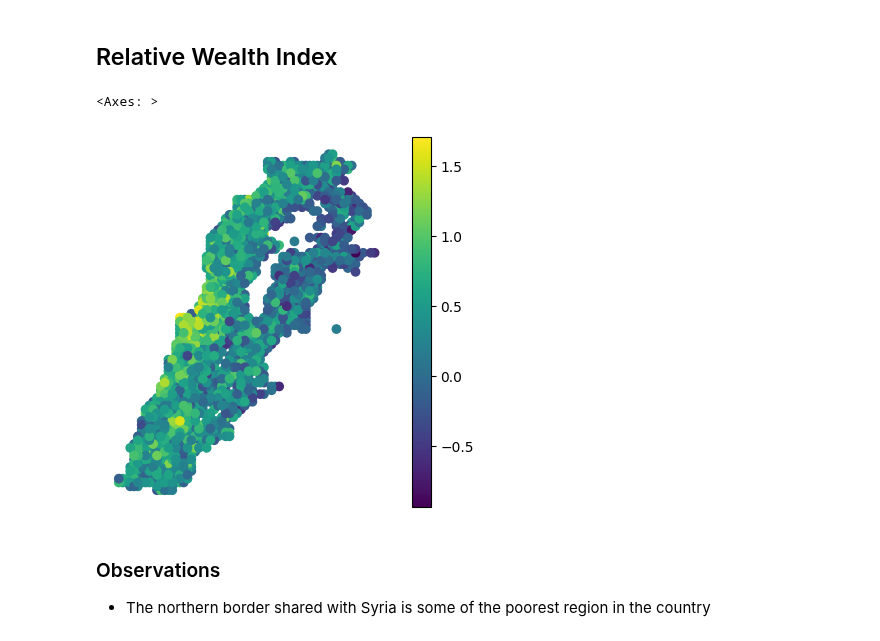
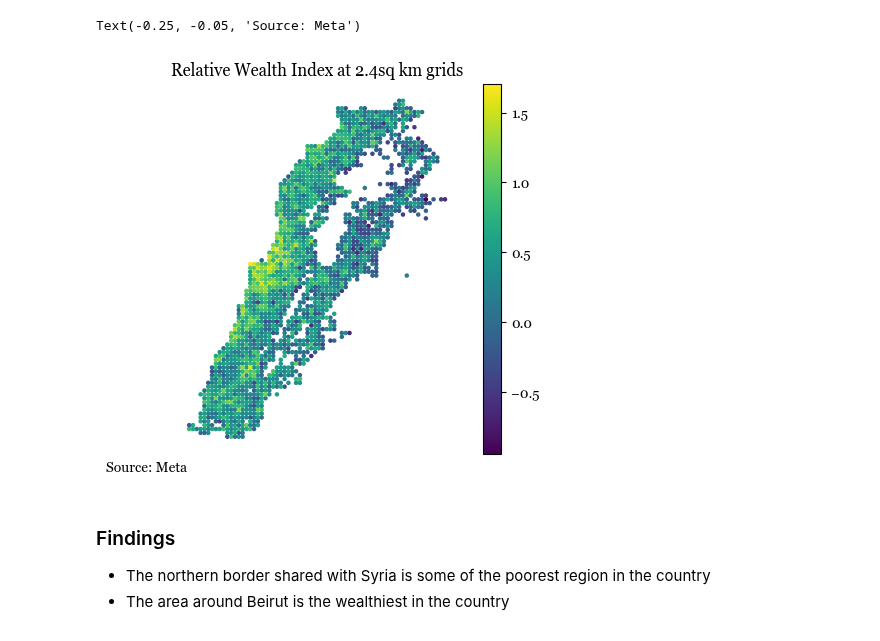
Before and after one commit to datapartnership/lebanon-economic-monitor, a Jupyter notebook: notebooks/foundational-data/population.ipynb, the cells around one changed output. Cells and saved outputs as stored; diff of their text form; code cells hidden in the pictures.

```diff
--- a/notebooks/foundational-data/population.ipynb
+++ b/notebooks/foundational-data/population.ipynb
@@ -39,6 +68,12 @@ hrsl_lebanon3 = hrsl_lebanon3.groupby(['admin0Name', 'admin1Name', 'admin2Name',
 hrsl_lebanon3 = hrsl_lebanon3.merge(LEBANON_ADM3[['admin0Name', 'admin1Name', 'admin3Name', 'geometry']], on = ['admin0Name', 'admin1Name', 'admin3Name'])
 
 hrsl_lebanon3 = gpd.GeoDataFrame(hrsl_lebanon3, crs="EPSG:4326", geometry='geometry')
+# %%
+import matplotlib.pyplot as plt
+import matplotlib
+
+# Set the default font family
+matplotlib.rcParams['font.family'] = 'Georgia'  # Change 'serif' to your desired font family
 # %%
 import matplotlib.pyplot as plt
 
@@ -64,16 +95,20 @@ refugee_annual[refugee_annual['Country of asylum']=='Lebanon'][["Refugees under
-# %% [markdown]
-## Relative Wealth Index
 # %%
 rw = pd.read_csv('../../data/LBN_relative_wealth_index.csv')
 rw = analysis.convert_to_gdf(rw)
 # %%
 fig, ax = plt.subplots()
 plt.axis('off')
-rw.plot(column = 'rwi', legend = True, ax=ax)
+rw.plot(column = 'rwi', legend = True, ax=ax, markersize=5)
+
+plt.title('Relative Wealth Index at 2.4sq km grids', fontsize=12, ha='center')
+
+subtitle_text = "Source: Meta"
+ax.text(-0.25, -0.05, subtitle_text, transform=ax.transAxes, fontsize=10, ha='left')
 # %% [output]
-<Axes: >
+Text(-0.25, -0.05, 'Source: Meta')
-[figure, old version]
+[figure, new version]
 # %% [markdown]
-### Observations
+### Findings
 
 * The northern border shared with Syria is some of the poorest region in the country
+* The area around Beirut is the wealthiest in the country
```
Also changed, not shown: parts of 9 cells of this notebook, 4 other files.
